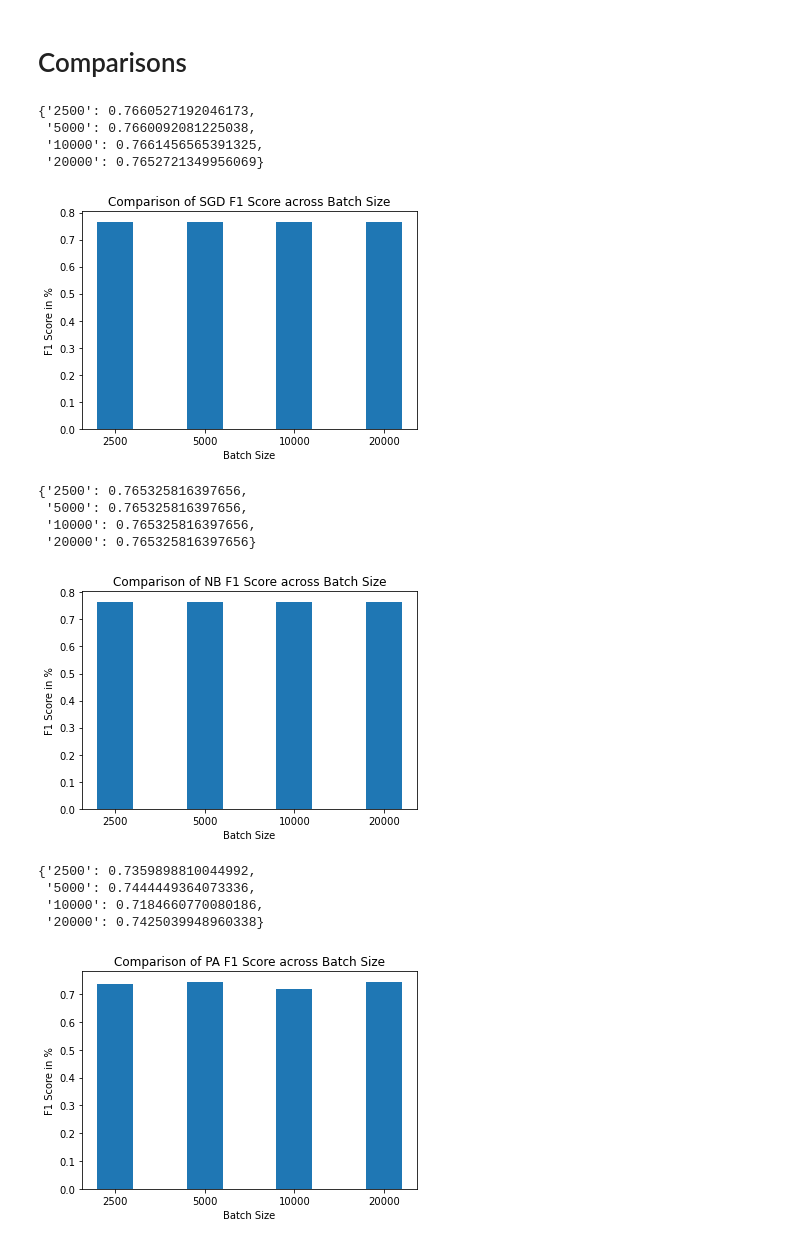
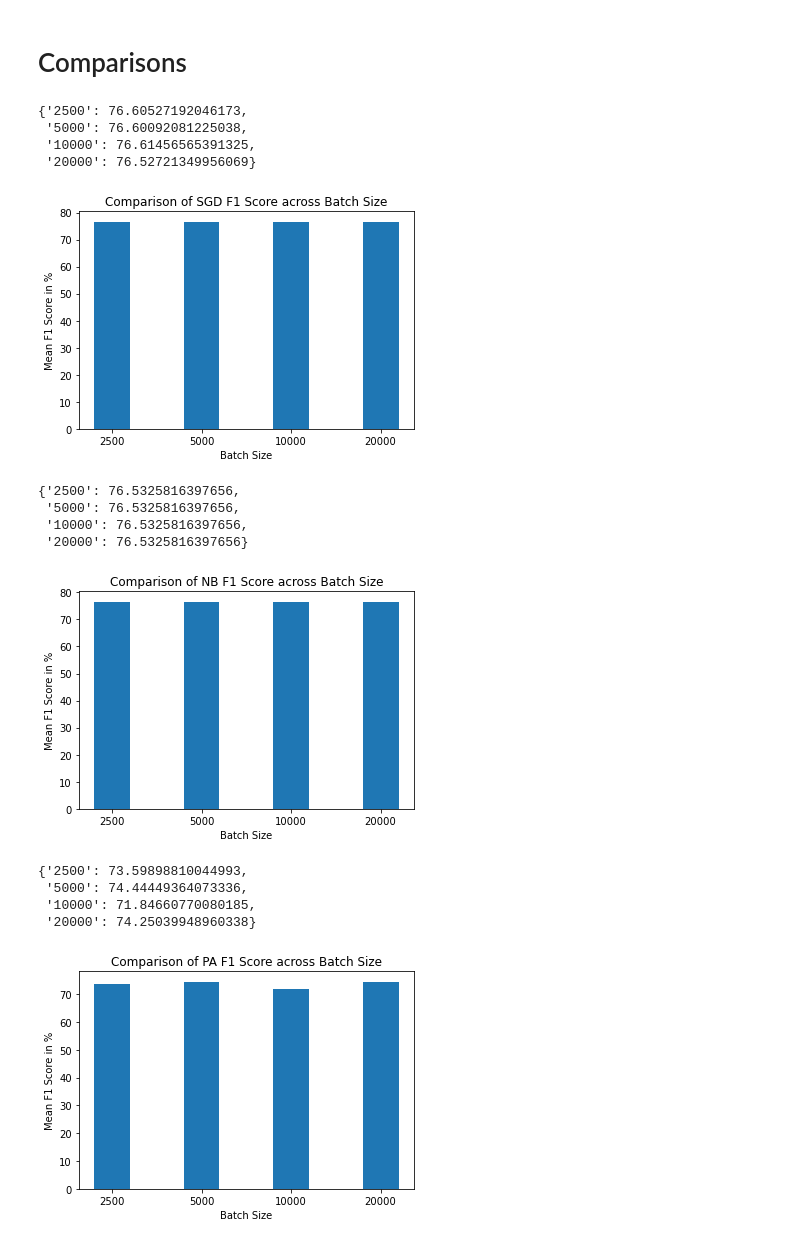
Before and after one commit to Big-Data-Gang/Machine-Learning-with-Spark-Streaming, a Jupyter notebook: Plotting/Standardized Comparison.ipynb, the cells around one changed output. Cells and saved outputs as stored; diff of their text form; code cells hidden in the pictures.

Commit message:
did small changes to graphs

```diff
--- a/Plotting/Standardized Comparison.ipynb
+++ b/Plotting/Standardized Comparison.ipynb
@@ -86,70 +86,70 @@ df20000
 # Comparisons
 # %%
 dataSGD = {
-    '2500': df2500['SGD F1'].mean(),
-    '5000': df5000['SGD F1'].mean(),
-    '10000': df10000['SGD F1'].mean(),
-    '20000': df20000['SGD F1'].mean()
+    '2500': df2500['SGD F1'].mean() * 100,
+    '5000': df5000['SGD F1'].mean() * 100,
+    '10000': df10000['SGD F1'].mean() * 100,
+    '20000': df20000['SGD F1'].mean() * 100
 }
 dataSGD
 # %% [output]
-{'2500': 0.7660527192046173,
- '5000': 0.7660092081225038,
- '10000': 0.7661456565391325,
- '20000': 0.7652721349956069}
+{'2500': 76.60527192046173,
+ '5000': 76.60092081225038,
+ '10000': 76.61456565391325,
+ '20000': 76.52721349956069}
 # %%
 batchSizeSGD = dataSGD.keys()
 meanSGD = dataSGD.values()
 plt.bar(batchSize, meanSGD,width = 0.4)
 plt.xlabel("Batch Size")
-plt.ylabel("F1 Score in %")
+plt.ylabel("Mean F1 Score in %")
 plt.title("Comparison of SGD F1 Score across Batch Size")
 plt.show()
 # %% [output]
-[figure, old version]
+[figure, new version]
 # %%
 dataNB = {
-    '2500': df2500['NB F1'].mean(),
-    '5000': df5000['NB F1'].mean(),
-    '10000': df10000['NB F1'].mean(),
-    '20000': df20000['NB F1'].mean()
+    '2500': df2500['NB F1'].mean() * 100,
+    '5000': df5000['NB F1'].mean() * 100,
+    '10000': df10000['NB F1'].mean() * 100,
+    '20000': df20000['NB F1'].mean() * 100
 }
 dataNB
 # %% [output]
-{'2500': 0.765325816397656,
- '5000': 0.765325816397656,
- '10000': 0.765325816397656,
- '20000': 0.765325816397656}
+{'2500': 76.5325816397656,
+ '5000': 76.5325816397656,
+ '10000': 76.5325816397656,
+ '20000': 76.5325816397656}
 # %%
 batchSizeNB = dataNB.keys()
 meanNB = dataNB.values()
 plt.bar(batchSizeNB, meanNB,width = 0.4)
 plt.xlabel("Batch Size")
-plt.ylabel("F1 Score in %")
+plt.ylabel("Mean F1 Score in %")
 plt.title("Comparison of NB F1 Score across Batch Size")
 plt.show()
 # %% [output]
-[figure, old version]
+[figure, new version]
 # %%
 dataPA = {
-    '2500': df2500['PA F1'].mean(),
-    '5000': df5000['PA F1'].mean(),
-    '10000': df10000['PA F1'].mean(),
-    '20000': df20000['PA F1'].mean()
+    '2500': df2500['PA F1'].mean() * 100,
+    '5000': df5000['PA F1'].mean() * 100,
+    '10000': df10000['PA F1'].mean() * 100,
+    '20000': df20000['PA F1'].mean() * 100
 }
 dataPA
 # %% [output]
-{'2500': 0.7359898810044992,
- '5000': 0.7444449364073336,
- '10000': 0.7184660770080186,
- '20000': 0.7425039948960338}
+{'2500': 73.59898810044993,
+ '5000': 74.44449364073336,
+ '10000': 71.84660770080185,
+ '20000': 74.25039948960338}
 # %%
 batchSizePA = dataPA.keys()
 meanPA = dataPA.values()
 plt.bar(batchSizePA, meanPA,width = 0.4)
 plt.xlabel("Batch Size")
-plt.ylabel("F1 Score in %")
+plt.ylabel("Mean F1 Score in %")
 plt.title("Comparison of PA F1 Score across Batch Size")
 plt.show()
 # %% [output]
-[figure, old version]
+[figure, new version]
```
